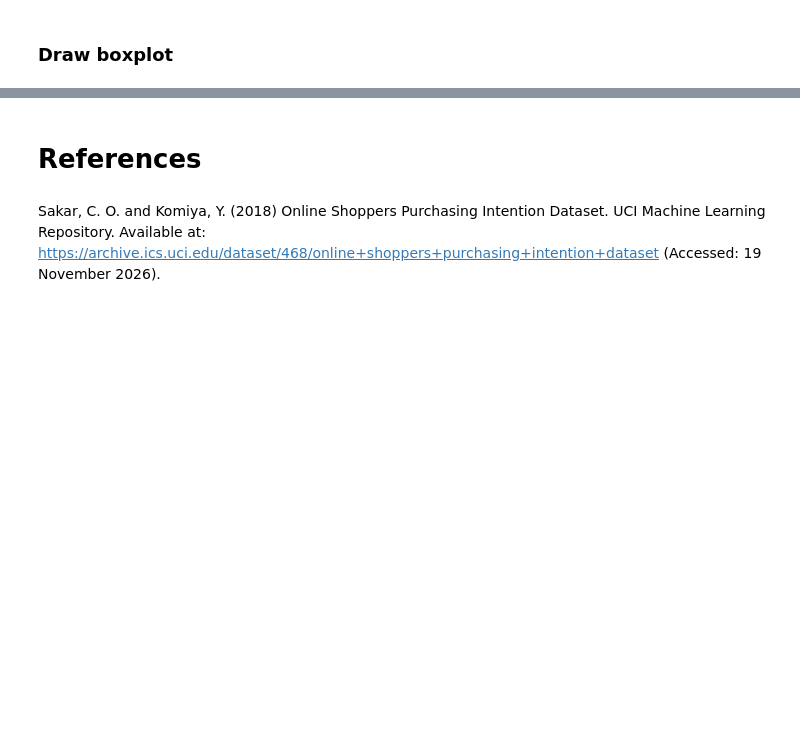
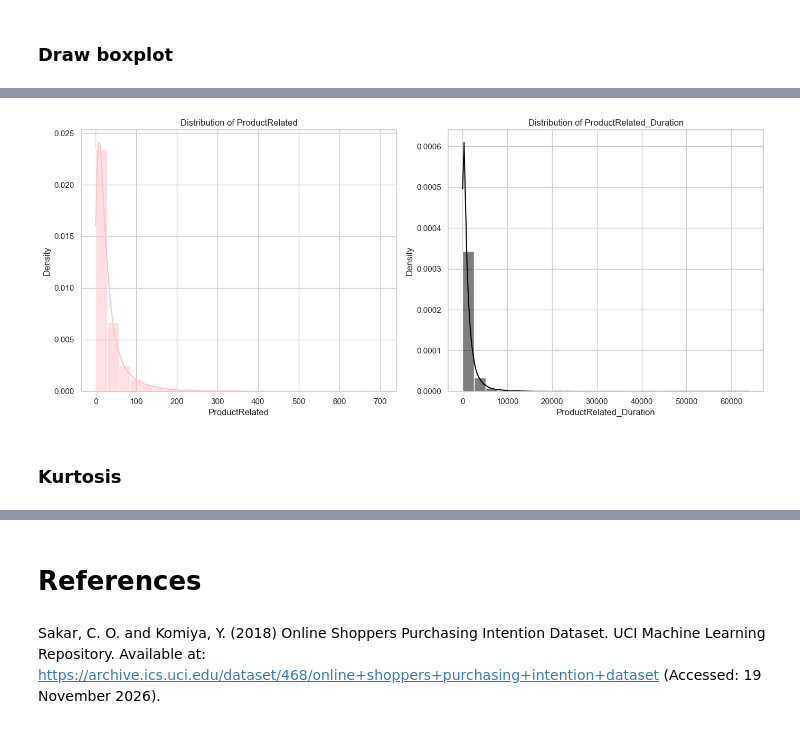
Before and after one commit to 2026362-Silvia/Statistic, a Jupyter notebook: 2nd Assessment/2026362_SilviaSolanoMarchini_Statistic_2ndAssesment.ipynb, the cells around one changed output, grey strips where cells are left out. Drawn from its saved outputs; the diff is of its cells as text; code cells hidden in the pictures; blank space fills up the shorter version.

```diff
--- a/2nd Assessment/2026362_SilviaSolanoMarchini_Statistic_2ndAssesment.ipynb
+++ b/2nd Assessment/2026362_SilviaSolanoMarchini_Statistic_2ndAssesment.ipynb
@@ -296,0 +356,27 @@ plt.show()
+# %%
+# Set the style of the visualizations
+sns.set(style="whitegrid")
+
+# Create a figure with separate plots
+plt.figure(figsize=(14, 6))
+
+# Plot for distribution to ProductRelated
+plt.subplot(1, 2, 1)
+sns.histplot(df['ProductRelated'].dropna(), bins=25, kde=True, color='pink', stat='density')
+plt.title('Distribution of ProductRelated')
+plt.xlabel('ProductRelated')
+plt.ylabel('Density')
+
+# Plot for distribution to ProductRelated_Duration
+plt.subplot(1, 2, 2)
+sns.histplot(df['ProductRelated_Duration'].dropna(), bins=25, kde=True, color='black', stat='density')
+plt.title('Distribution of ProductRelated_Duration')
+plt.xlabel('ProductRelated_Duration')
+plt.ylabel('Density')
+
+plt.tight_layout()
+plt.show()
+# %% [output]
+[figure, added]
+# %% [markdown]
+### Kurtosis
```
Also changed, not shown: parts of 9 cells of this notebook.
